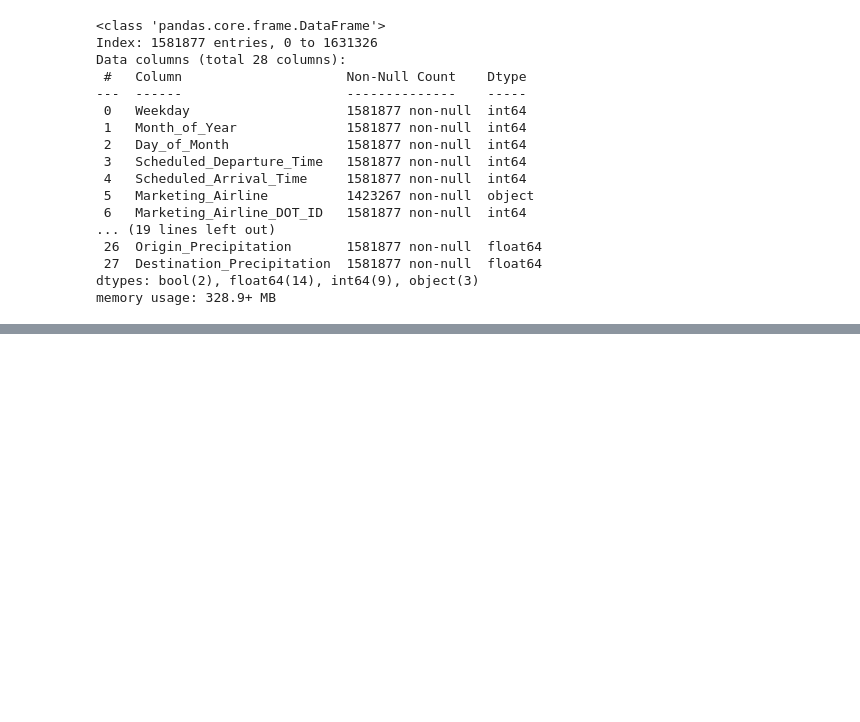
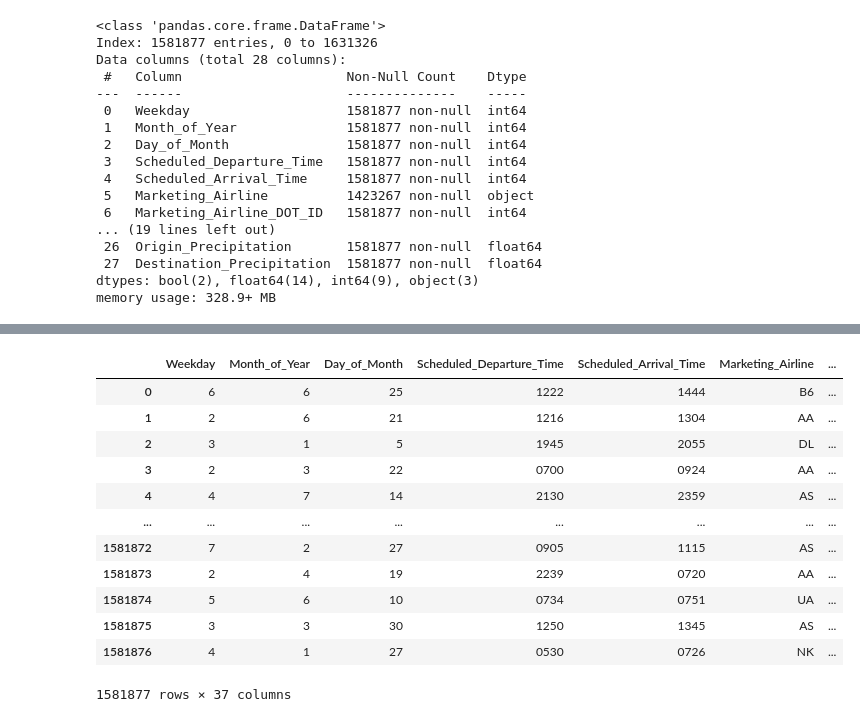
Before and after one commit to mqrcinoo/MachineLearning1Project, a Jupyter notebook: regression.ipynb, the cells around one changed output, grey strips where cells are left out. Saved outputs shown, nothing was run; the diff lists cells and outputs as text; code cells hidden in the pictures; blank space fills up the shorter version.

```diff
--- a/regression.ipynb
+++ b/regression.ipynb
@@ -160,0 +254,21 @@ grouped_delays = grouped_delays.groupby(['Marketing_Airline', 'Marketing_Airline
+# %%
+delays['Scheduled_Arrival_Time'] = delays['Scheduled_Arrival_Time'].astype(str).str.zfill(4)
+
+delays['arr_h'] = delays['Scheduled_Arrival_Time'].str.slice(start=0, stop=2)
+delays['arr_min'] = delays['Scheduled_Arrival_Time'].str.slice(start=2, stop=4)
+
+delays
+# %% [output]
+|  | Weekday | Month_of_Year | Day_of_Month | Scheduled_Departure_Time | Scheduled_Arrival_Time | Marketing_Airline | ... |
+| 0 | 6 | 6 | 25 | 1222 | 1444 | B6 | ... |
+| 1 | 2 | 6 | 21 | 1216 | 1304 | AA | ... |
+| 2 | 3 | 1 | 5 | 1945 | 2055 | DL | ... |
+| 3 | 2 | 3 | 22 | 0700 | 0924 | AA | ... |
+| 4 | 4 | 7 | 14 | 2130 | 2359 | AS | ... |
+| ... | ... | ... | ... | ... | ... | ... | ... |
+| 1581872 | 7 | 2 | 27 | 0905 | 1115 | AS | ... |
+| 1581873 | 2 | 4 | 19 | 2239 | 0720 | AA | ... |
+| 1581874 | 5 | 6 | 10 | 0734 | 0751 | UA | ... |
+| 1581875 | 3 | 3 | 30 | 1250 | 1345 | AS | ... |
+| 1581876 | 4 | 1 | 27 | 0530 | 0726 | NK | ... |
+1581877 rows × 37 columns
```
Also changed, not shown: parts of 15 cells of this notebook.
